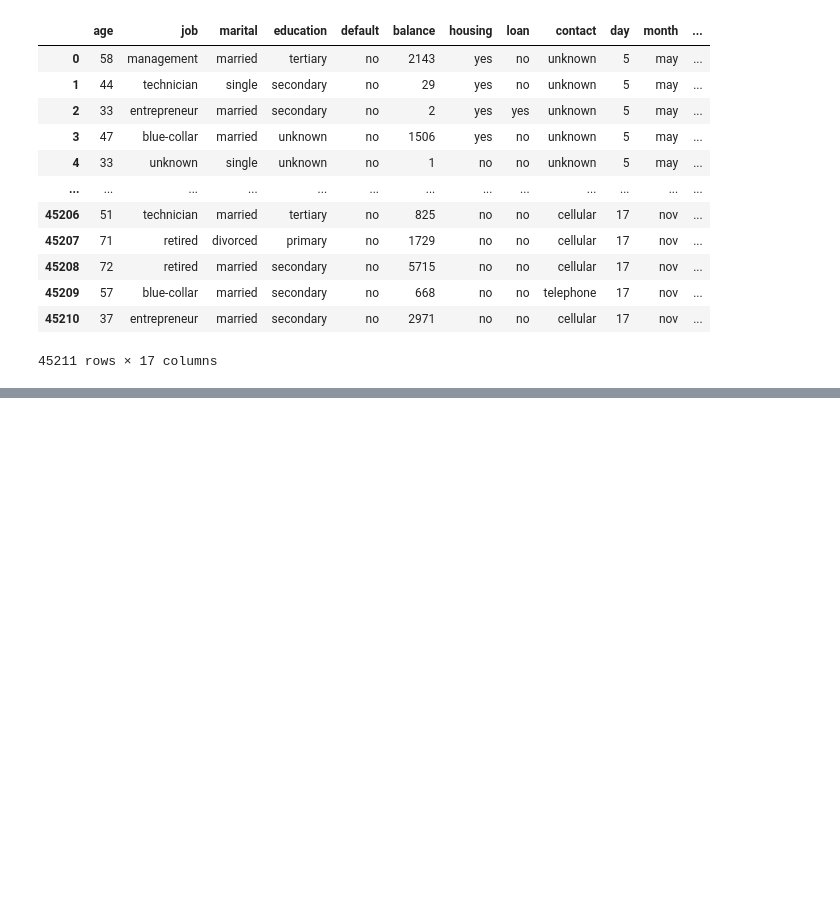
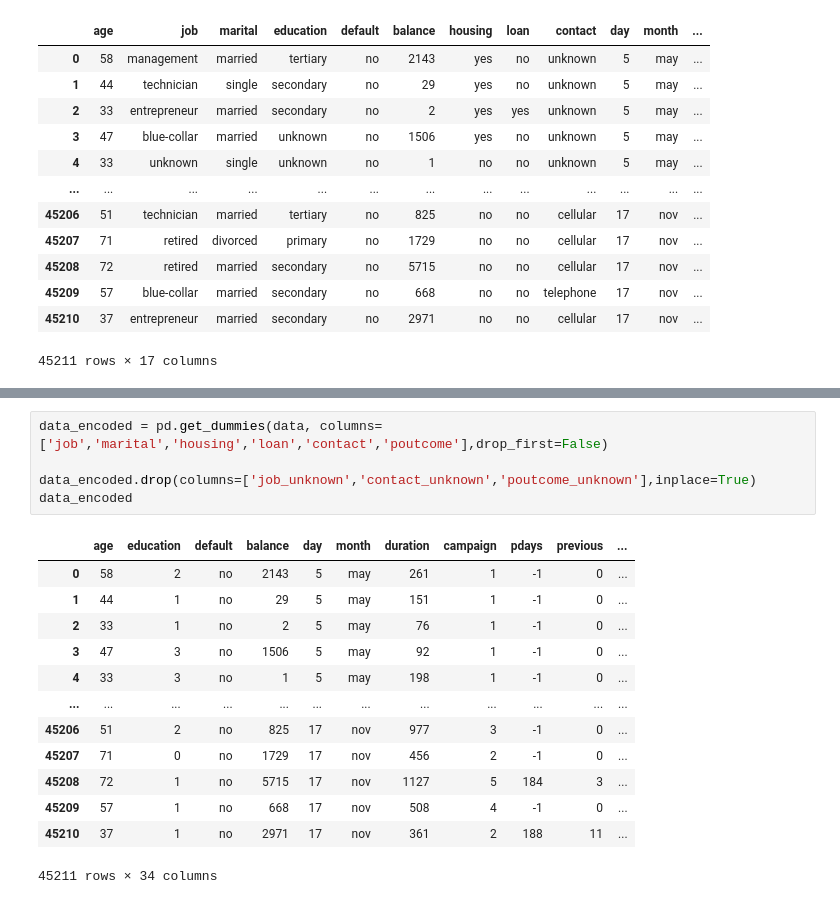
Before and after one commit to Dulina77/bank-marketing-prediction, a Jupyter notebook: Notebooks/cw1.ipynb, the cells around one changed output, grey strips where cells are left out. Cells and saved outputs as stored; diff of their text form; blank space fills up the shorter version.

```diff
--- a/Notebooks/cw1.ipynb
+++ b/Notebooks/cw1.ipynb
@@ -48,0 +87,19 @@ data
+# %%
+data_encoded = pd.get_dummies(data, columns=['job','marital','housing','loan','contact','poutcome'],drop_first=False)
+
+data_encoded.drop(columns=['job_unknown','contact_unknown','poutcome_unknown'],inplace=True)
+data_encoded
+# %% [output]
+|  | age | education | default | balance | day | month | duration | campaign | pdays | previous | ... |
+| 0 | 58 | 2 | no | 2143 | 5 | may | 261 | 1 | -1 | 0 | ... |
+| 1 | 44 | 1 | no | 29 | 5 | may | 151 | 1 | -1 | 0 | ... |
+| 2 | 33 | 1 | no | 2 | 5 | may | 76 | 1 | -1 | 0 | ... |
+| 3 | 47 | 3 | no | 1506 | 5 | may | 92 | 1 | -1 | 0 | ... |
+| 4 | 33 | 3 | no | 1 | 5 | may | 198 | 1 | -1 | 0 | ... |
+| ... | ... | ... | ... | ... | ... | ... | ... | ... | ... | ... | ... |
+| 45206 | 51 | 2 | no | 825 | 17 | nov | 977 | 3 | -1 | 0 | ... |
+| 45207 | 71 | 0 | no | 1729 | 17 | nov | 456 | 2 | -1 | 0 | ... |
+| 45208 | 72 | 1 | no | 5715 | 17 | nov | 1127 | 5 | 184 | 3 | ... |
+| 45209 | 57 | 1 | no | 668 | 17 | nov | 508 | 4 | -1 | 0 | ... |
+| 45210 | 37 | 1 | no | 2971 | 17 | nov | 361 | 2 | 188 | 11 | ... |
+45211 rows × 34 columns
```
Also changed, not shown: parts of 5 cells of this notebook.
